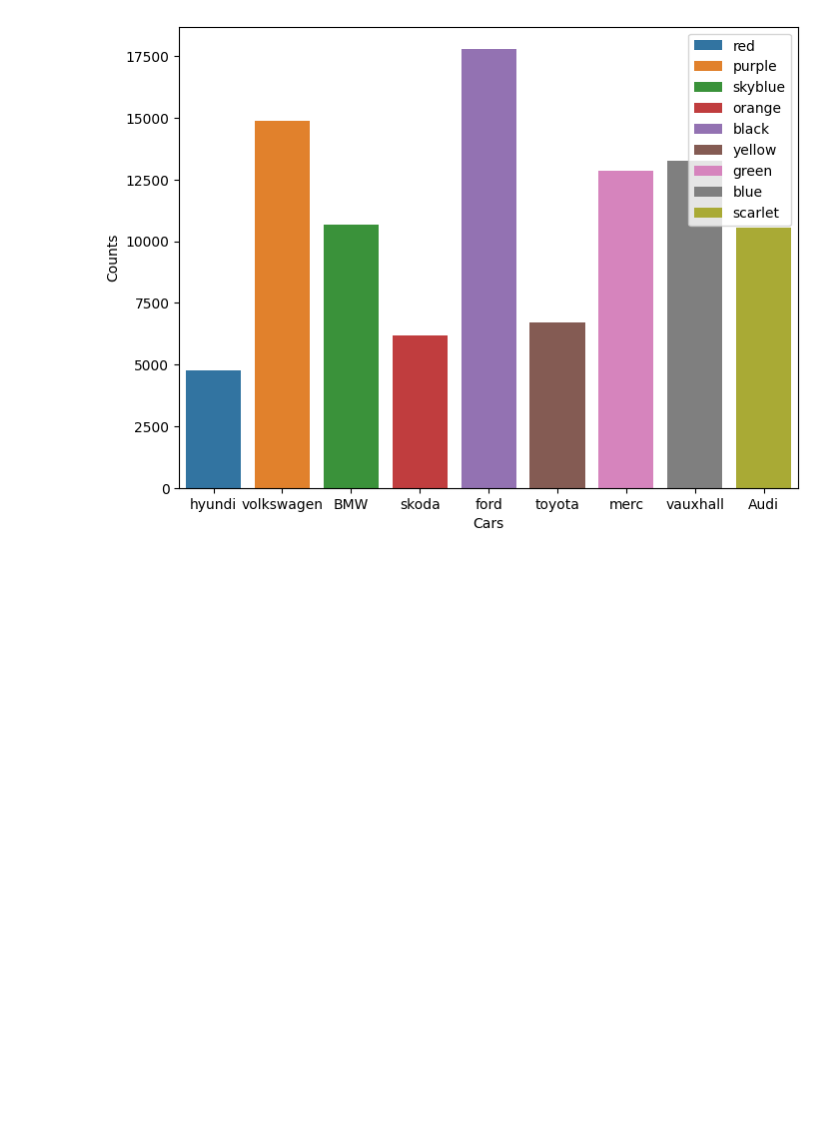
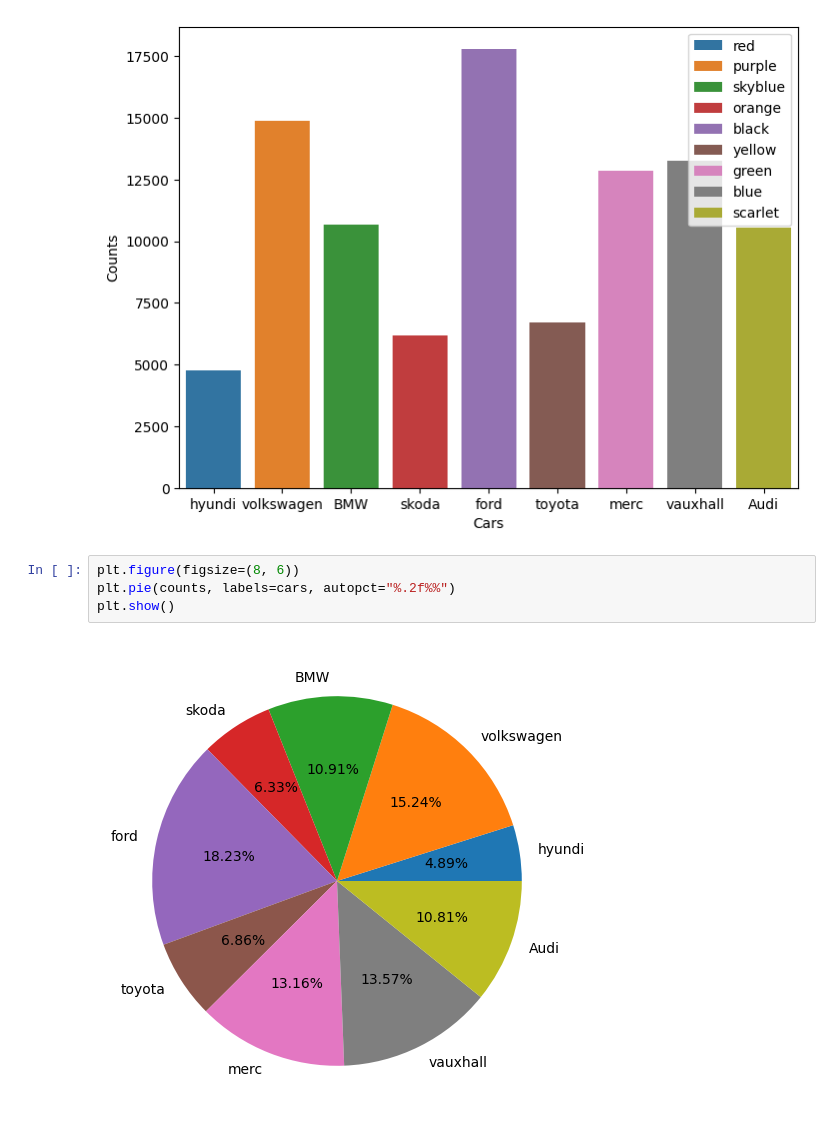
Before and after one commit to rajendra195/data_science_ML_Metro, a Jupyter notebook: week_04/stats/Practice/diagram.ipynb, the cells around one changed output. Cells and saved outputs as stored; diff of their text form; blank space fills up the shorter version.

```diff
--- a/week_04/stats/Practice/diagram.ipynb
+++ b/week_04/stats/Practice/diagram.ipynb
@@ -236,3 +236,9 @@ plt.ylabel("Counts")
 plt.show()
 # %% [output]
 [figure]
+# %%
+plt.figure(figsize=(8, 6))
+plt.pie(counts, labels=cars, autopct="%.2f%%")
+plt.show()
+# %% [output]
+[figure, added]
```
